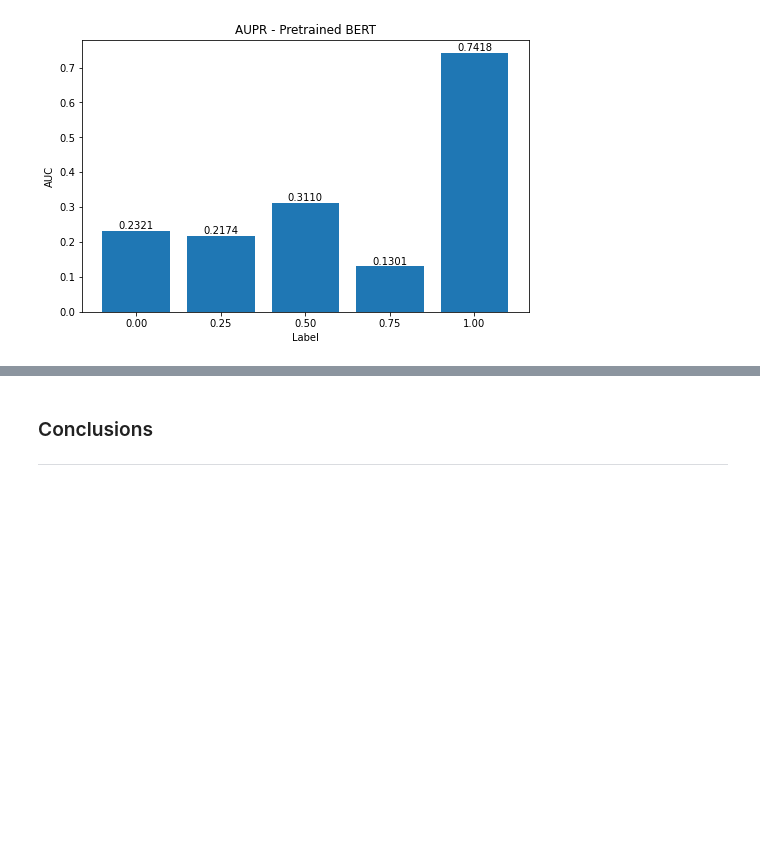
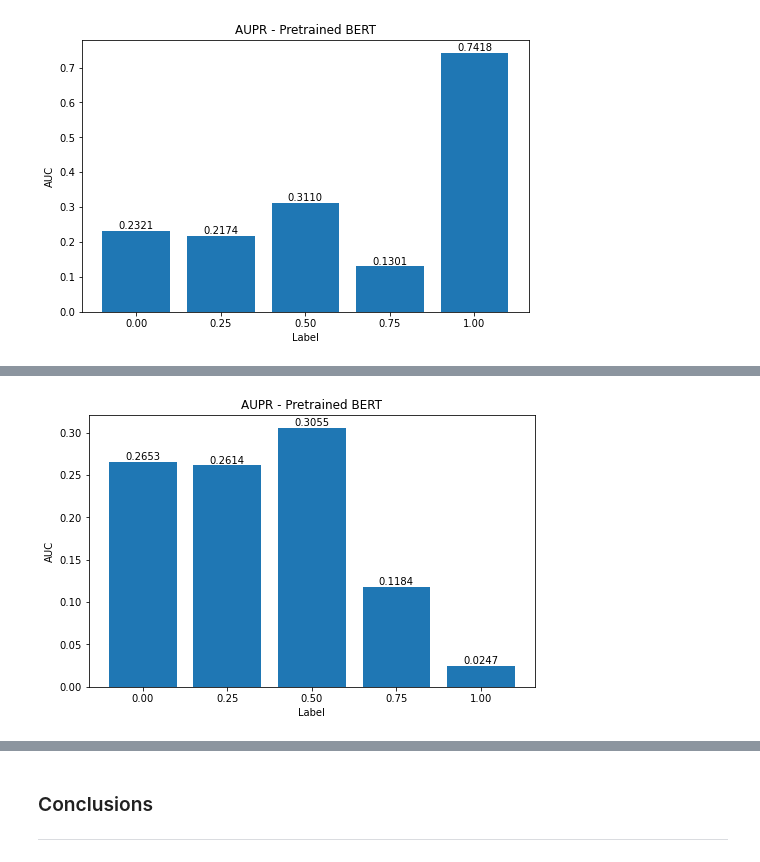
Before and after one commit to tungtngyn/semantic-similarity-patents, a Jupyter notebook: advanced_models.ipynb, the cells around one changed output, grey strips where cells are left out. Drawn from its saved outputs; the diff is of its cells as text; code cells hidden in the pictures; blank space fills up the shorter version.

```diff
--- a/advanced_models.ipynb
+++ b/advanced_models.ipynb
@@ -402,0 +414,4 @@ ROC and PR curves on the validation dataset is plotted below for the BERT model:
+# %%
+plot_auc(np.linspace(0, 1, 5), df[aupr].values.tolist()[0], 'AUPR - Pretrained BERT')
+# %% [output]
+[figure, added]
```
Also changed, not shown: parts of 9 cells of this notebook, 46 other files.
